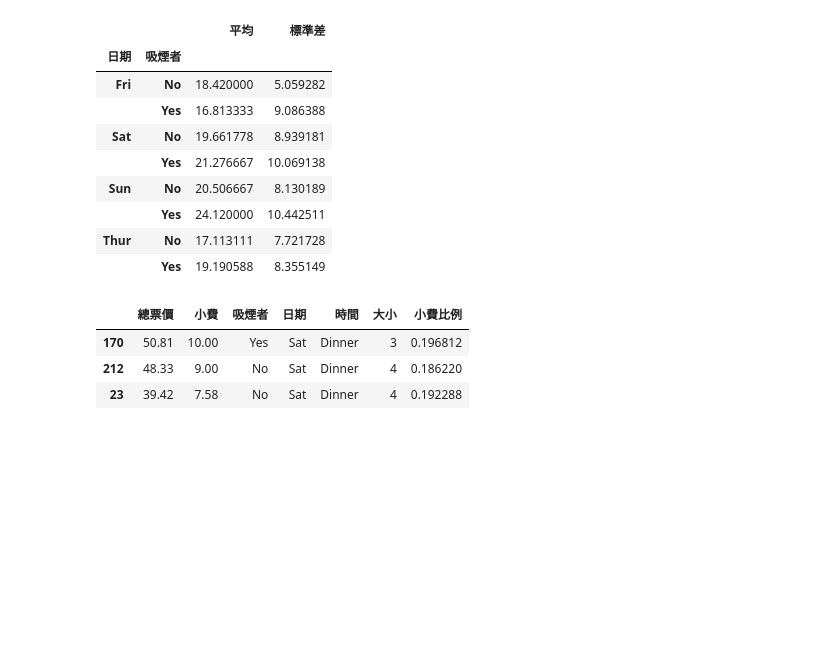
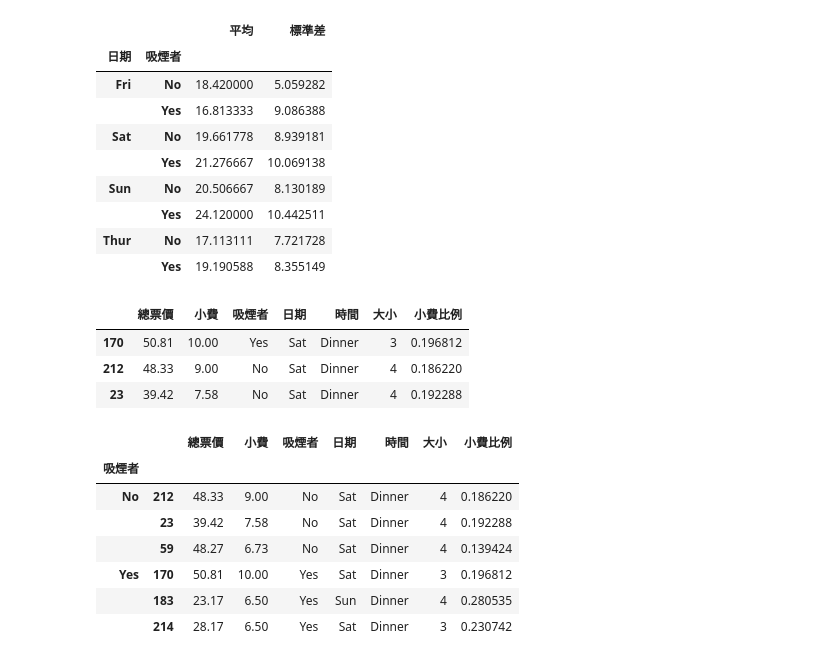
Before and after one commit to roberthsu2003/python, a Jupyter notebook: 上課用目錄/python813/lesson18_4.ipynb, the cells around one changed output. Cells and saved outputs as stored; diff of their text form; code cells hidden in the pictures; blank space fills up the shorter version.

```diff
--- a/上課用目錄/python813/lesson18_4.ipynb
+++ b/上課用目錄/python813/lesson18_4.ipynb
@@ -125,3 +125,14 @@ top(tips,n=3)
 | 170 | 50.81 | 10.00 | Yes | Sat | Dinner | 3 | 0.196812 |
 | 212 | 48.33 | 9.00 | No | Sat | Dinner | 4 | 0.186220 |
 | 23 | 39.42 | 7.58 | No | Sat | Dinner | 4 | 0.192288 |
+# %%
+tips.groupby('吸煙者').apply(top,n=3)
+# %% [output]
+|  |  | 總票價 | 小費 | 吸煙者 | 日期 | 時間 | 大小 | 小費比例 |
+| 吸煙者 |  |  |  |  |  |  |  |  |
+| No | 212 | 48.33 | 9.00 | No | Sat | Dinner | 4 | 0.186220 |
+|  | 23 | 39.42 | 7.58 | No | Sat | Dinner | 4 | 0.192288 |
+|  | 59 | 48.27 | 6.73 | No | Sat | Dinner | 4 | 0.139424 |
+| Yes | 170 | 50.81 | 10.00 | Yes | Sat | Dinner | 3 | 0.196812 |
+|  | 183 | 23.17 | 6.50 | Yes | Sun | Dinner | 4 | 0.280535 |
+|  | 214 | 28.17 | 6.50 | Yes | Sat | Dinner | 3 | 0.230742 |
```
Also changed, not shown: parts of 1 cell of this notebook.
